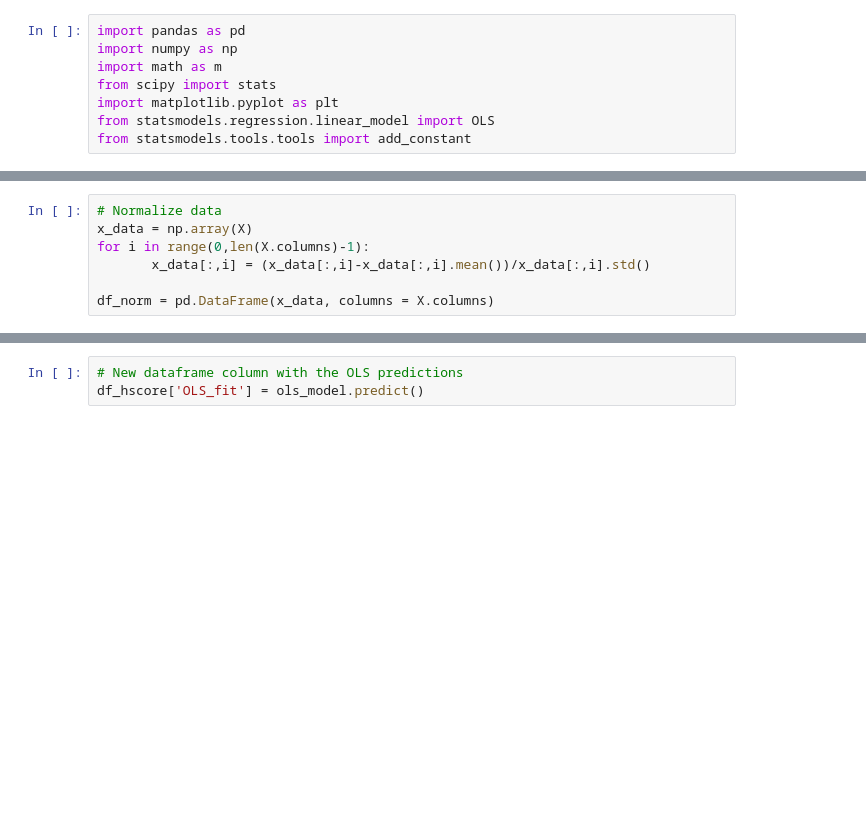
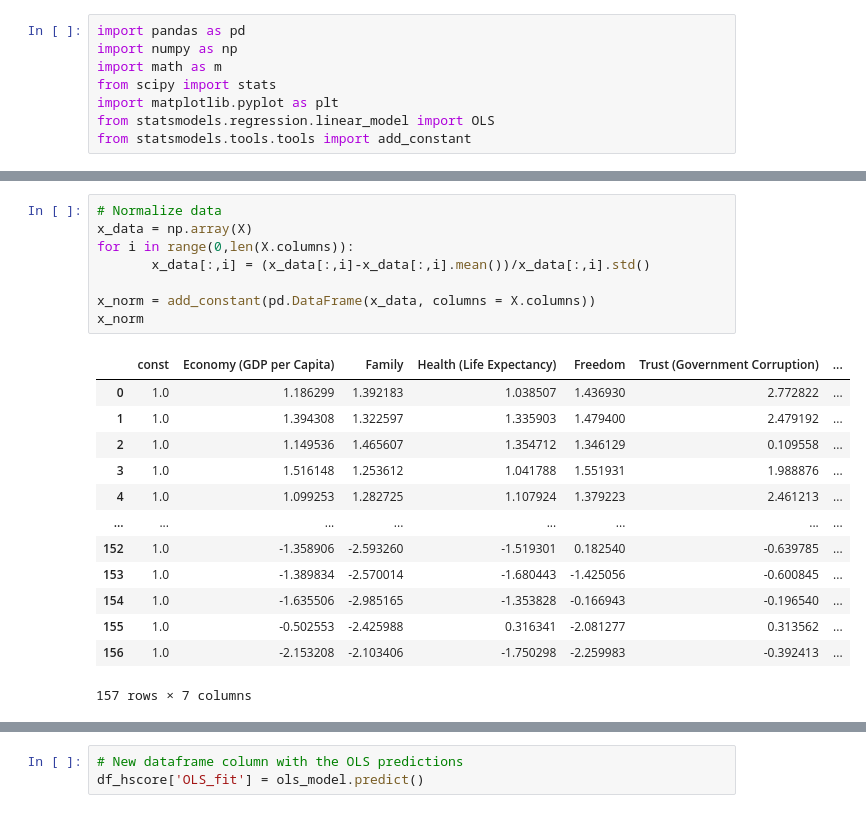
Before and after one commit to EiderDiaz/midterm_ds_is, a Jupyter notebook: Mid-Term Exam (Problem #1).ipynb, the cells around one changed output, grey strips where cells are left out. Cells and saved outputs as stored; diff of their text form; blank space fills up the shorter version.

```diff
--- a/Mid-Term Exam (Problem #1).ipynb
+++ b/Mid-Term Exam (Problem #1).ipynb
@@ -22,9 +39,24 @@ X = df_hscore[['Economy (GDP per Capita)', 'Family', 'Health (Life Expectancy)',
 # %%
 # Normalize data
 x_data = np.array(X)
-for i in range(0,len(X.columns)-1):
+for i in range(0,len(X.columns)):
        x_data[:,i] = (x_data[:,i]-x_data[:,i].mean())/x_data[:,i].std()
 
-df_norm = pd.DataFrame(x_data, columns = X.columns)
+x_norm = add_constant(pd.DataFrame(x_data, columns = X.columns))
+x_norm
+# %% [output]
+|  | const | Economy (GDP per Capita) | Family | Health (Life Expectancy) | Freedom | Trust (Government Corruption) | ... |
+| 0 | 1.0 | 1.186299 | 1.392183 | 1.038507 | 1.436930 | 2.772822 | ... |
+| 1 | 1.0 | 1.394308 | 1.322597 | 1.335903 | 1.479400 | 2.479192 | ... |
+| 2 | 1.0 | 1.149536 | 1.465607 | 1.354712 | 1.346129 | 0.109558 | ... |
+| 3 | 1.0 | 1.516148 | 1.253612 | 1.041788 | 1.551931 | 1.988876 | ... |
+| 4 | 1.0 | 1.099253 | 1.282725 | 1.107924 | 1.379223 | 2.461213 | ... |
+| ... | ... | ... | ... | ... | ... | ... | ... |
+| 152 | 1.0 | -1.358906 | -2.593260 | -1.519301 | 0.182540 | -0.639785 | ... |
+| 153 | 1.0 | -1.389834 | -2.570014 | -1.680443 | -1.425056 | -0.600845 | ... |
+| 154 | 1.0 | -1.635506 | -2.985165 | -1.353828 | -0.166943 | -0.196540 | ... |
+| 155 | 1.0 | -0.502553 | -2.425988 | 0.316341 | -2.081277 | 0.313562 | ... |
+| 156 | 1.0 | -2.153208 | -2.103406 | -1.750298 | -2.259983 | -0.392413 | ... |
+157 rows × 7 columns
 # %%
 # Fit an Ordinary Least Squares (OLS) Regression estimator
```
Also changed, not shown: parts of 17 cells of this notebook.
